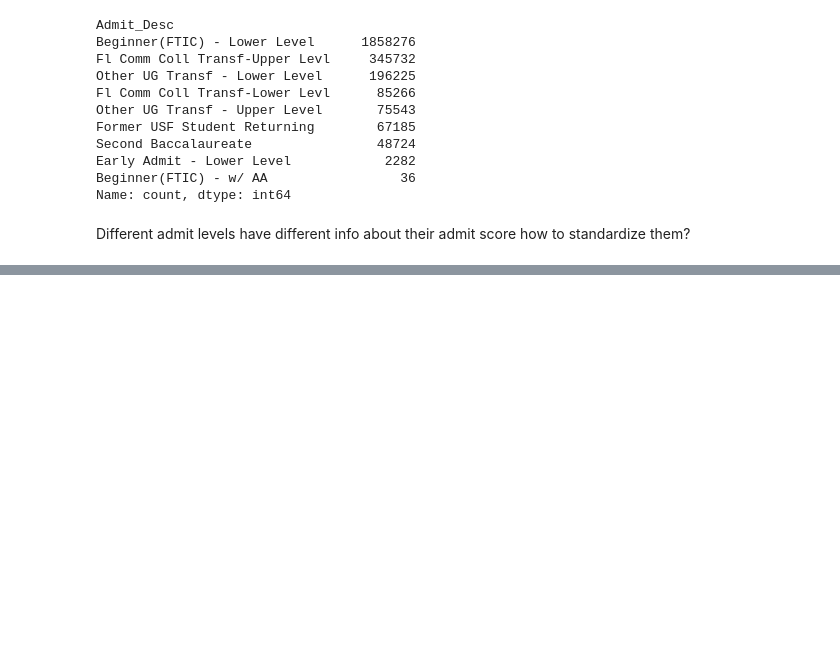
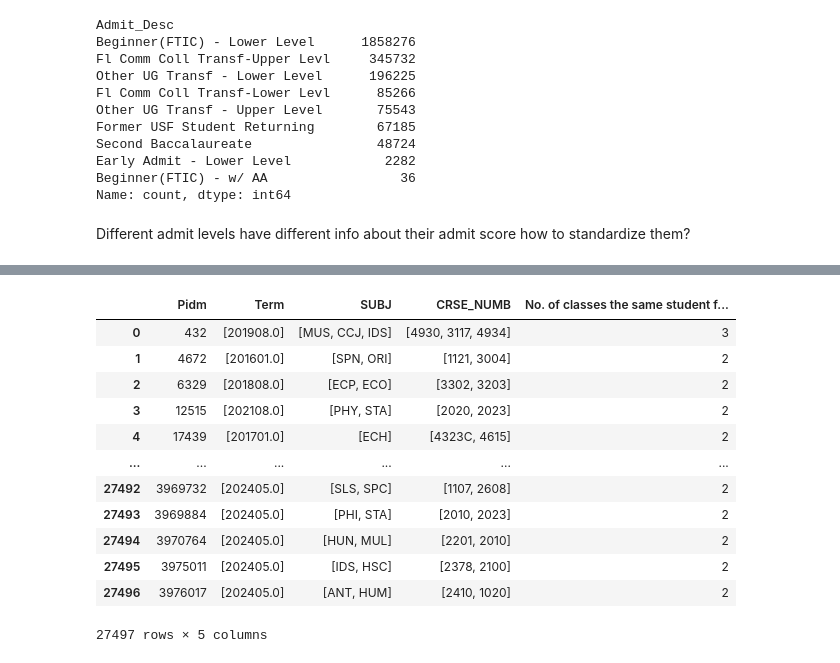
Before and after one commit to ArtKrutsko/CIS4915, a Jupyter notebook: Dataexplore.ipynb, the cells around one changed output, grey strips where cells are left out. Cells and saved outputs as stored; diff of their text form; code cells hidden in the pictures; blank space fills up the shorter version.

```diff
--- a/Dataexplore.ipynb
+++ b/Dataexplore.ipynb
@@ -85,0 +157,33 @@ Different admit levels have different info about their admit score how to standa
+# %%
+failing_grades = ['F', 'IF', 'W','D-', 'F*', 'D+*', 'D#', 'D+', 'F#', 'D', 'D*', 'D-*']
+# Filter only failing grades
+df_failures = df_raw[df_raw['SHRTCKG_GRDE_CODE_FINAL'].isin(failing_grades)]
+
+# Group by student (Pidm) and term, and filter students who failed 2 or more classes
+failed_multiple_classes = df_failures.groupby(['Pidm', 'Term']).filter(lambda x: len(x) >= 2)
+
+# Group by Pidm and aggregate Term, SUBJ, CRSE_NUMB into arrays of unique values
+result = failed_multiple_classes.groupby('Pidm').agg({
+    'Term': lambda x: x.unique().tolist(),        # Collect unique terms
+    'SUBJ': lambda x: x.unique().tolist(),        # Collect unique subjects
+    'CRSE_NUMB': lambda x: x.unique().tolist(),   # Collect unique course numbers
+    'SHRTCKG_GRDE_CODE_FINAL': 'count'            # Count the number of failed classes
+}).reset_index()
+
+# Rename the 'SHRTCKG_GRDE_CODE_FINAL' to 'No. of classes the same student failed'
+result = result.rename(columns={'SHRTCKG_GRDE_CODE_FINAL': 'No. of classes the same student failed'})
+result
+# %% [output]
+|  | Pidm | Term | SUBJ | CRSE_NUMB | No. of classes the same student f... |
+| 0 | 432 | [201908.0] | [MUS, CCJ, IDS] | [4930, 3117, 4934] | 3 |
+| 1 | 4672 | [201601.0] | [SPN, ORI] | [1121, 3004] | 2 |
+| 2 | 6329 | [201808.0] | [ECP, ECO] | [3302, 3203] | 2 |
+| 3 | 12515 | [202108.0] | [PHY, STA] | [2020, 2023] | 2 |
+| 4 | 17439 | [201701.0] | [ECH] | [4323C, 4615] | 2 |
+| ... | ... | ... | ... | ... | ... |
+| 27492 | 3969732 | [202405.0] | [SLS, SPC] | [1107, 2608] | 2 |
+| 27493 | 3969884 | [202405.0] | [PHI, STA] | [2010, 2023] | 2 |
+| 27494 | 3970764 | [202405.0] | [HUN, MUL] | [2201, 2010] | 2 |
+| 27495 | 3975011 | [202405.0] | [IDS, HSC] | [2378, 2100] | 2 |
+| 27496 | 3976017 | [202405.0] | [ANT, HUM] | [2410, 1020] | 2 |
+27497 rows × 5 columns
```
Also changed, not shown: parts of 6 cells of this notebook.
